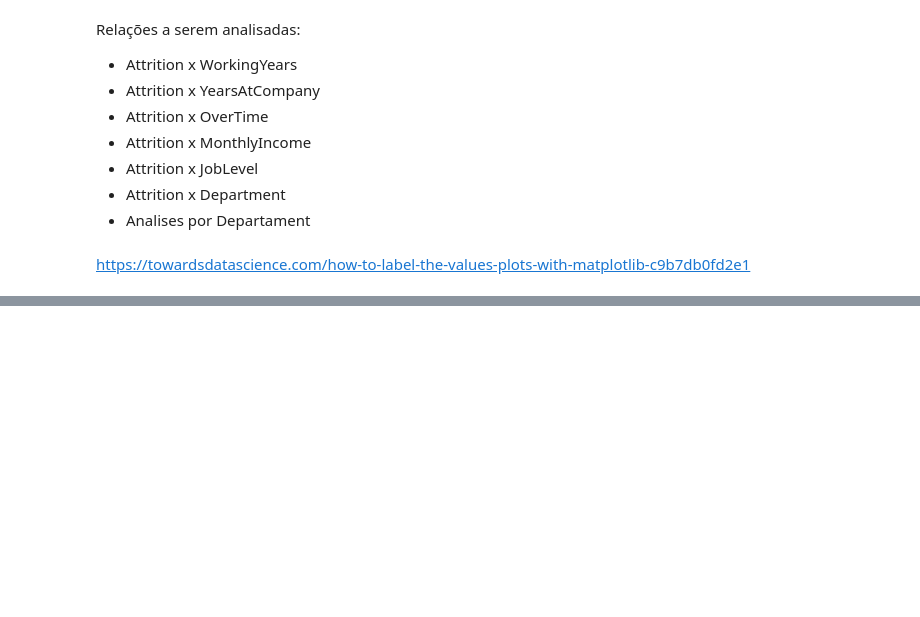
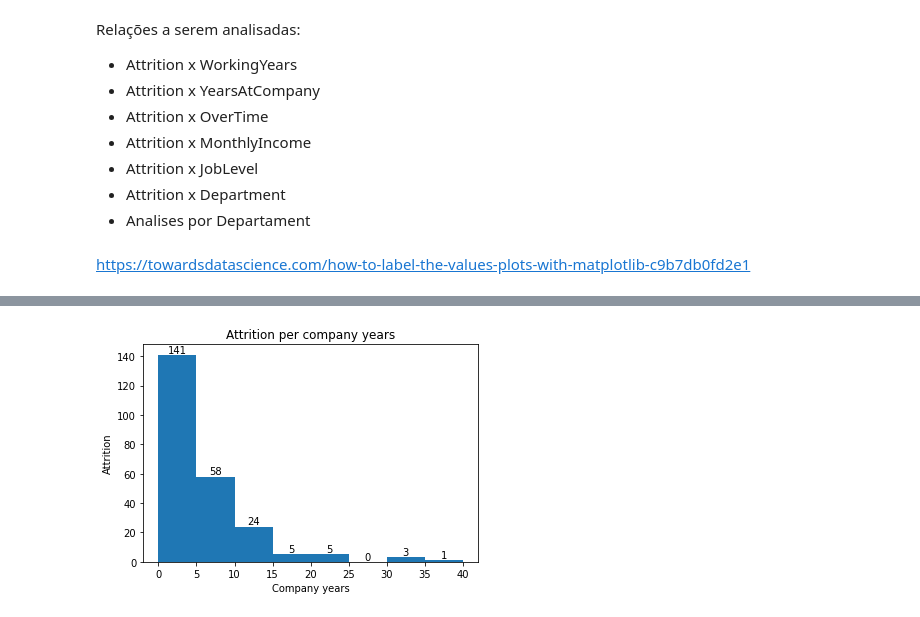
Before and after one commit to gasp37/employee-attrition-and-performance, a Jupyter notebook: notebook-1.ipynb, the cells around one changed output, grey strips where cells are left out. Saved outputs shown, nothing was run; the diff lists cells and outputs as text; code cells hidden in the pictures; blank space fills up the shorter version.

```diff
--- a/notebook-1.ipynb
+++ b/notebook-1.ipynb
@@ -187,0 +202,13 @@ https://towardsdatascience.com/how-to-label-the-values-plots-with-matplotlib-c9b
+# %%
+df_attrition_company_years = df_no_constants[['YearsAtCompany', 'Attrition']].groupby('YearsAtCompany').sum().reset_index()
+
+values, bins, bars = plt.hist(df_attrition_company_years['YearsAtCompany'], weights=df_attrition_company_years['Attrition'], bins=8)
+plt.xlabel("Company years")
+plt.ylabel('Attrition')
+plt.title('Attrition per company years')
+plt.bar_label(bars)
+
+
+plt.show()
+# %% [output]
+[figure, added]
```
Also changed, not shown: parts of 14 cells of this notebook.
